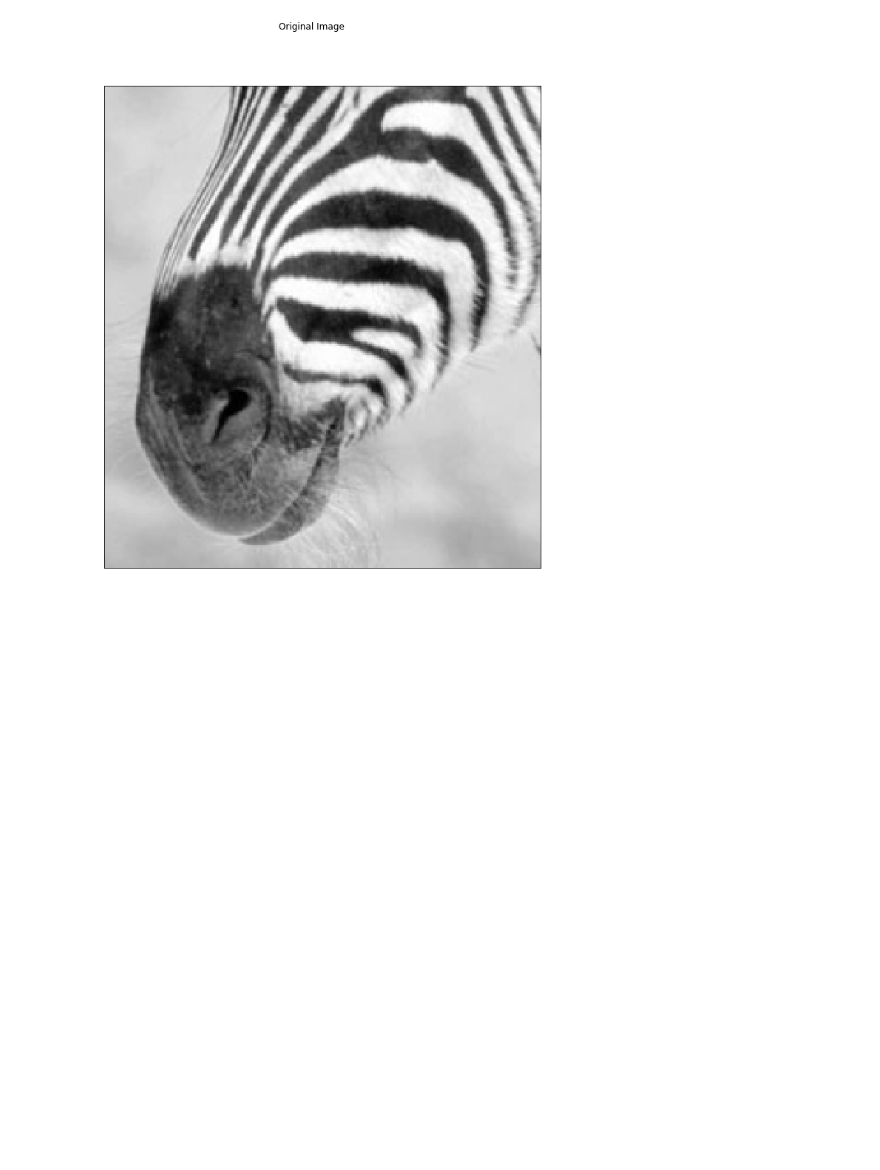
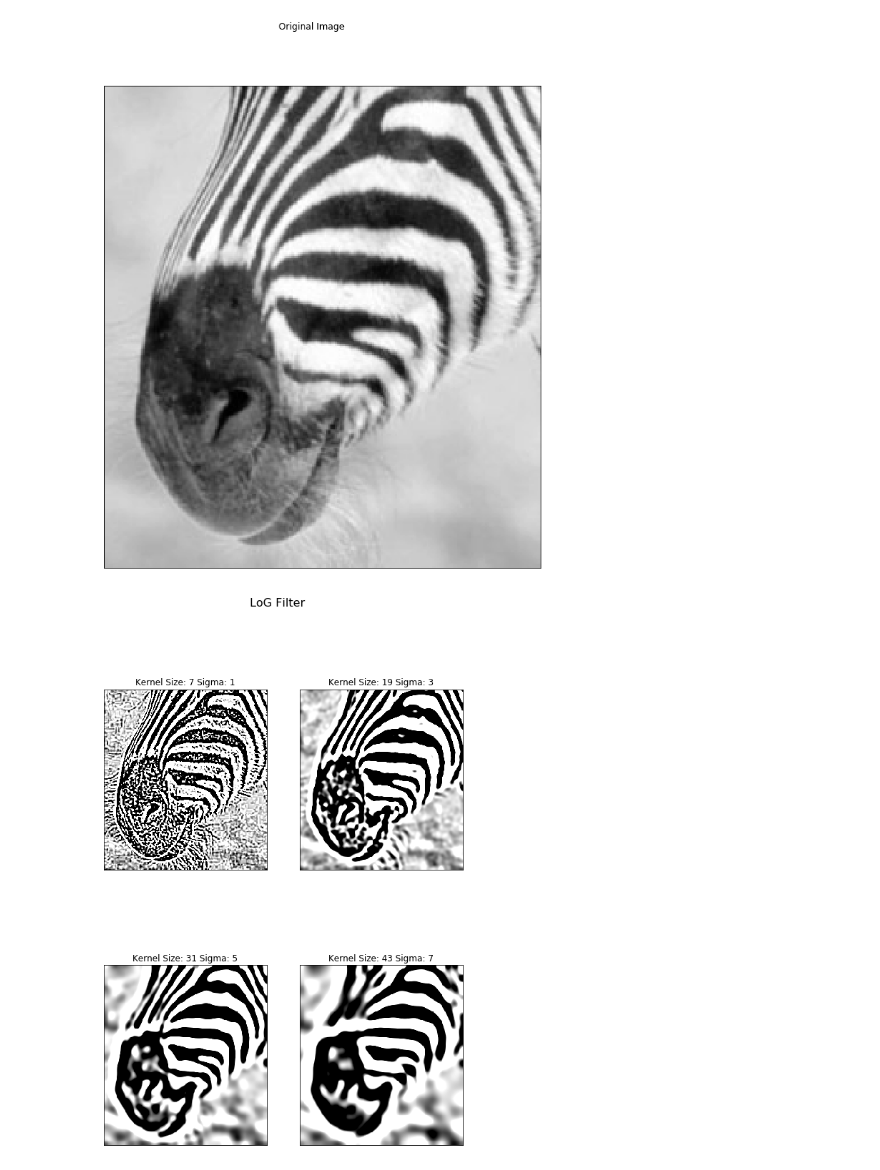
Before and after one commit to Guannan-Shen/image_data, a Jupyter notebook: bio_image/GaussianFilter_CannyEdgeDetection.ipynb, the cells around one changed output. Drawn from its saved outputs; the diff is of its cells as text; code cells hidden in the pictures; blank space fills up the shorter version.

Commit message:
LoG lapician of gaussian filtering and gradient magnitude

```diff
--- a/bio_image/GaussianFilter_CannyEdgeDetection.ipynb
+++ b/bio_image/GaussianFilter_CannyEdgeDetection.ipynb
@@ -446,3 +446,23 @@ plt.suptitle('Original Image')
 plt.show()
 # %% [output]
 [figure]
+# %%
+# LoG
+# get the filered image
+fig = plt.figure(figsize=(9, 13))
+ax = []
+for i in range(1,9,2):
+    size = int(6*i + 1)
+    j = int((i-1)/2 + 1)
+    sigma = i
+    kernel = np.fromfunction(lambda x, y: -1*(1/(2*math.pi*sigma**4))*(1 - ( (x-(size-1)/2)**2+(y-(size-1)/2)**2)/(2*sigma**2) )*math.e ** ((-1*((x-(size-1)/2)**2+(y-(size-1)/2)**2))/(2*sigma**2)), (size, size))
+    kernel /= np.sum(kernel)
+    LoG = cv2.filter2D(img,-1,kernel)
+    fig.suptitle("LoG Filter", fontsize=16)
+    ax.append(fig.add_subplot(2, 2, j))
+    ax[-1].set_title("Kernel Size: " + str(size) + " Sigma: "+ str(i))
+    plt.imshow(LoG, cmap = 'gray', interpolation='none')
+    plt.xticks([]), plt.yticks([]) # to hide tick values on X and Y axis
+plt.show()
+# %% [output]
+[figure, added]
```
Also changed, not shown: parts of 8 cells of this notebook.
